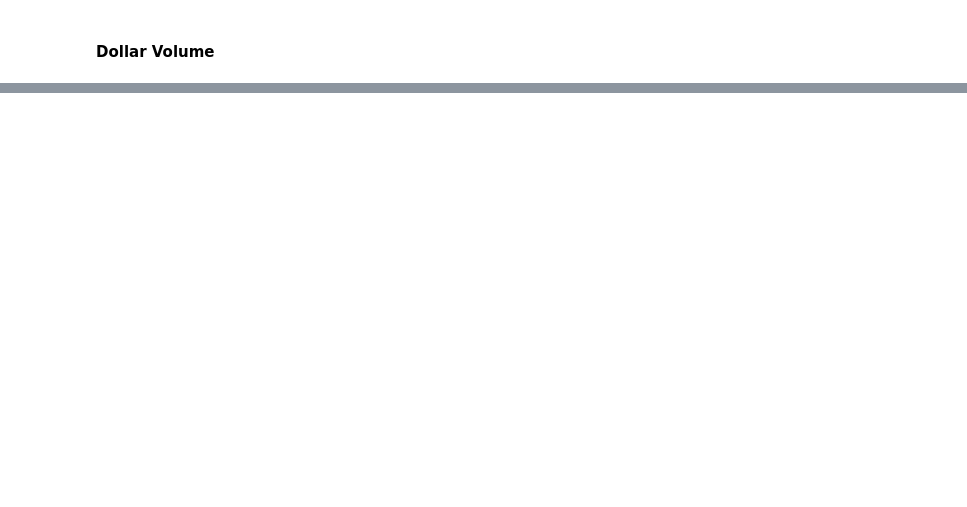
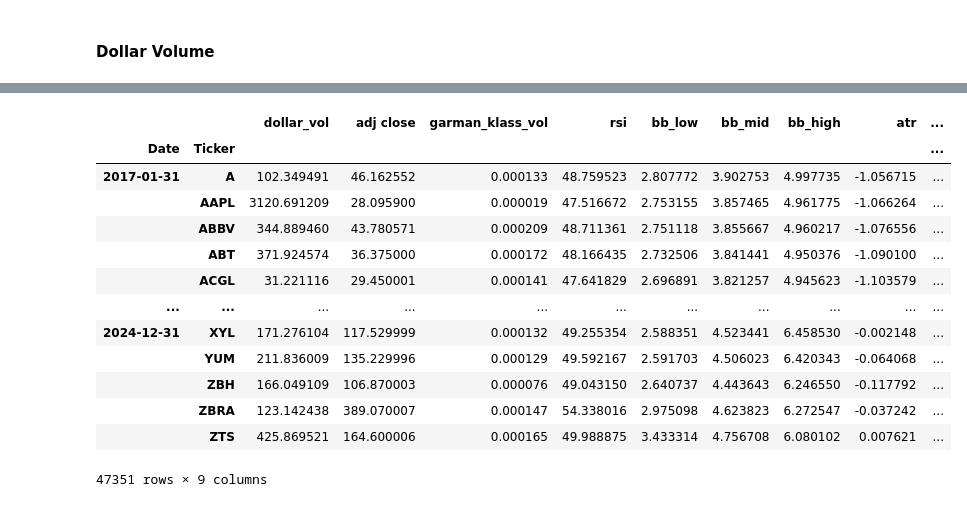
Before and after one commit to RawatRahul14/QuantPractice, a Jupyter notebook: unsupervised_trading_strategy.ipynb, the cells around one changed output, grey strips where cells are left out. Saved outputs shown, nothing was run; the diff lists cells and outputs as text; code cells hidden in the pictures; blank space fills up the shorter version.

```diff
--- a/unsupervised_trading_strategy.ipynb
+++ b/unsupervised_trading_strategy.ipynb
@@ -302,0 +307,4 @@ dataset.tail()
+# %%
+dollar_df = dataset.unstack("Ticker")["dollar_vol"].resample("M").mean() \
+                   .stack("Ticker")\
+                   .to_frame("dollar_vol")
@@ -302,0 +313,4 @@ dataset.tail()
+# %%
+last_cols = [c for c in dataset.columns.unique(0) if c not in ["close", "high", "low", "open", "volume", "dollar_vol"]]
+
+last_cols
@@ -302,0 +326,5 @@ dataset.tail()
+# %%
+last_df = dataset.unstack()[last_cols].resample("M").last()\
+                 .stack("Ticker")
+
+last_df
@@ -302,0 +346,19 @@ dataset.tail()
+# %%
+data = (pd.concat([dollar_df, last_df], axis = 1)).dropna()
+
+data
+# %% [output]
+|  |  | dollar_vol | adj close | garman_klass_vol | rsi | bb_low | bb_mid | bb_high | atr | ... |
+| Date | Ticker |  |  |  |  |  |  |  |  | ... |
+| 2017-01-31 | A | 102.349491 | 46.162552 | 0.000133 | 48.759523 | 2.807772 | 3.902753 | 4.997735 | -1.056715 | ... |
+|  | AAPL | 3120.691209 | 28.095900 | 0.000019 | 47.516672 | 2.753155 | 3.857465 | 4.961775 | -1.066264 | ... |
+|  | ABBV | 344.889460 | 43.780571 | 0.000209 | 48.711361 | 2.751118 | 3.855667 | 4.960217 | -1.076556 | ... |
+|  | ABT | 371.924574 | 36.375000 | 0.000172 | 48.166435 | 2.732506 | 3.841441 | 4.950376 | -1.090100 | ... |
+|  | ACGL | 31.221116 | 29.450001 | 0.000141 | 47.641829 | 2.696891 | 3.821257 | 4.945623 | -1.103579 | ... |
+| ... | ... | ... | ... | ... | ... | ... | ... | ... | ... | ... |
+| 2024-12-31 | XYL | 171.276104 | 117.529999 | 0.000132 | 49.255354 | 2.588351 | 4.523441 | 6.458530 | -0.002148 | ... |
+|  | YUM | 211.836009 | 135.229996 | 0.000129 | 49.592167 | 2.591703 | 4.506023 | 6.420343 | -0.064068 | ... |
+|  | ZBH | 166.049109 | 106.870003 | 0.000076 | 49.043150 | 2.640737 | 4.443643 | 6.246550 | -0.117792 | ... |
+|  | ZBRA | 123.142438 | 389.070007 | 0.000147 | 54.338016 | 2.975098 | 4.623823 | 6.272547 | -0.037242 | ... |
+|  | ZTS | 425.869521 | 164.600006 | 0.000165 | 49.988875 | 3.433314 | 4.756708 | 6.080102 | 0.007621 | ... |
+47351 rows × 9 columns
```
Also changed, not shown: parts of 10 cells of this notebook.
